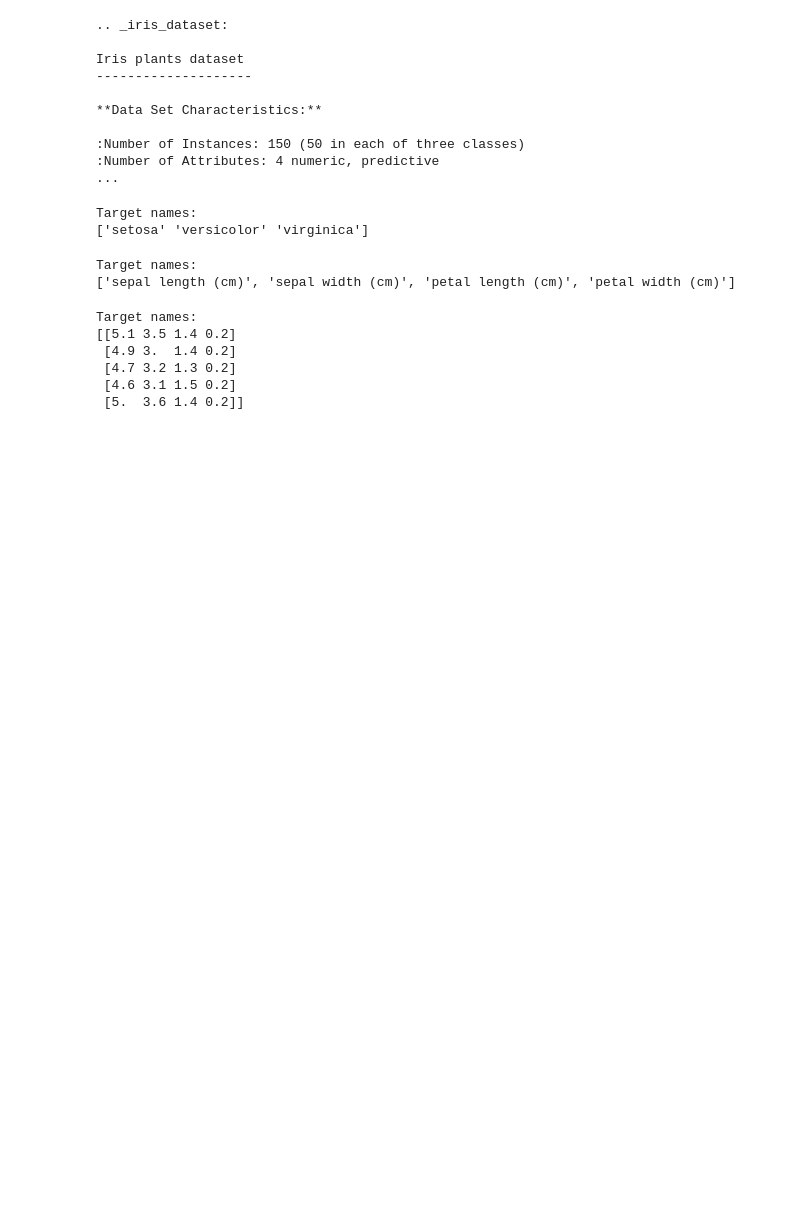
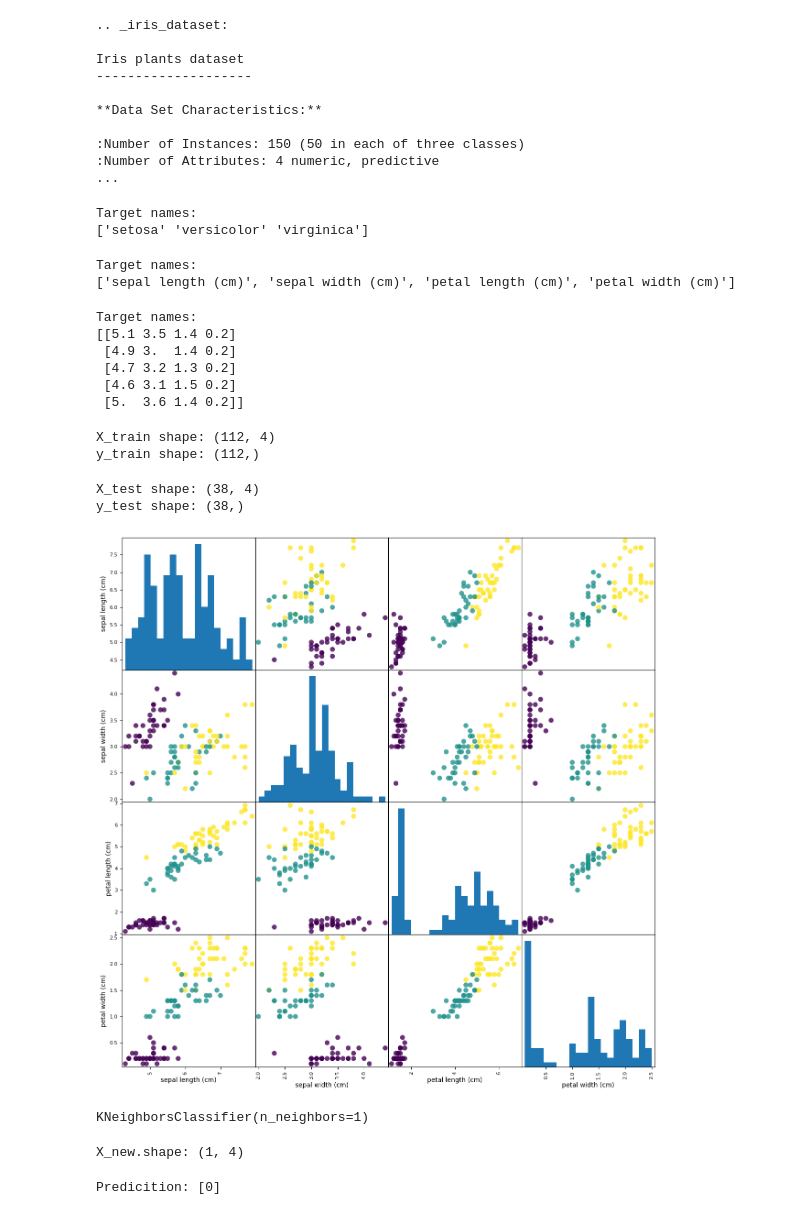
Before and after one commit to SKhail/iris-scikit-learn-practice, a Jupyter notebook: machine_learning.ipynb, the cells around one changed output. Drawn from its saved outputs; the diff is of its cells as text; code cells hidden in the pictures; blank space fills up the shorter version.

Commit message:
Added: scatter_matrix, classification model knn and prediction

```diff
--- a/machine_learning.ipynb
+++ b/machine_learning.ipynb
@@ -37,3 +42,59 @@ Target names:
  [4.7 3.2 1.3 0.2]
  [4.6 3.1 1.5 0.2]
  [5.  3.6 1.4 0.2]]
+# %%
+# Appyling now a testset with the trainingset
+X_train, X_test, y_train, y_test = train_test_split(iris_dataset["data"], iris_dataset["target"], random_state=0)
+
+# Containing 75% of the rows of the dataset
+print("X_train shape: {}".format(X_train.shape))
+print("y_train shape: {}".format(y_train.shape))
+# %% [output]
+X_train shape: (112, 4)
+y_train shape: (112,)
+# %%
+# the test data containing the remainder 25%
+print("X_test shape: {}".format(X_test.shape))
+print("y_test shape: {}".format(y_test.shape))
+# %% [output]
+X_test shape: (38, 4)
+y_test shape: (38,)
+# %%
+# require to convert the NumPy array into pandas DF to create scatter_matrix (pairplot)
+# label the columns using the strings in iris_dataset.features_names
+iris_dataframe = pd.DataFrame(X_train, columns=iris_dataset.feature_names)
+
+# Create matrix
+grr = scatter_matrix(
+    iris_dataframe,
+    c=y_train,
+    figsize=(15, 15),
+    marker='o',
+    hist_kwds={'bins': 20},
+    s=60,
+    alpha=.8,
+    cmap='viridis'
+)
+
+plt.show()
+# %% [output]
+[figure, added]
+# %%
+# k-nearest neighbors classifier
+knn = KNeighborsClassifier(n_neighbors=1)
+knn.fit(X_train, y_train)
+# %% [output]
+KNeighborsClassifier(n_neighbors=1)
+# %%
+ # the new data place it in a array to calculate the shape. Number of samples (1) x Number of features (4)
+X_new = np.array([[5, 2.9, 1, 0.2]])
+print("X_new.shape: {}".format(X_new.shape))
+# %% [output]
+X_new.shape: (1, 4)
+# %%
+# call the predict method for knn
+prediction = knn.predict(X_new)
+print("Predicition: {}".format(prediction))
+print("Predicition target name: {}".format(iris_dataset["target_names"][prediction])
+# %% [output]
+Predicition: [0]
```
Also changed, not shown: parts of 1 cell of this notebook.
